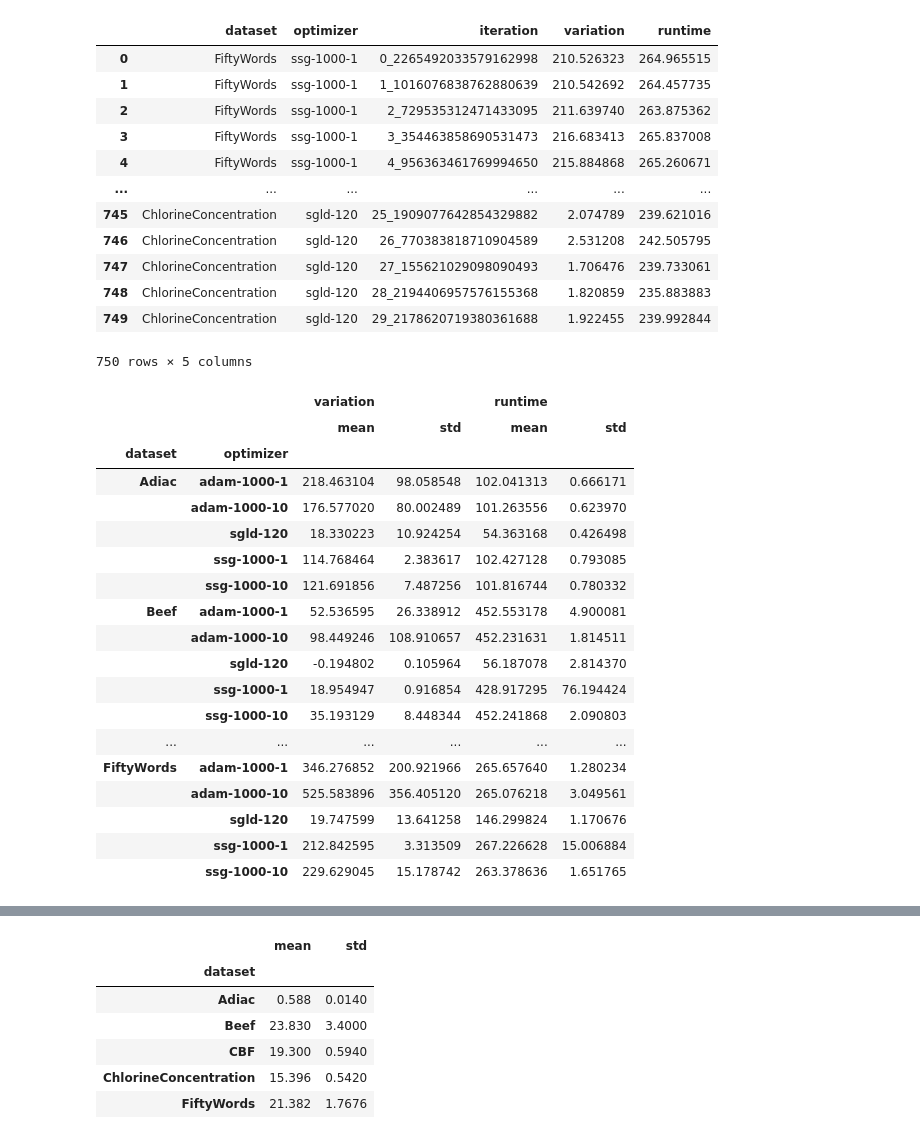
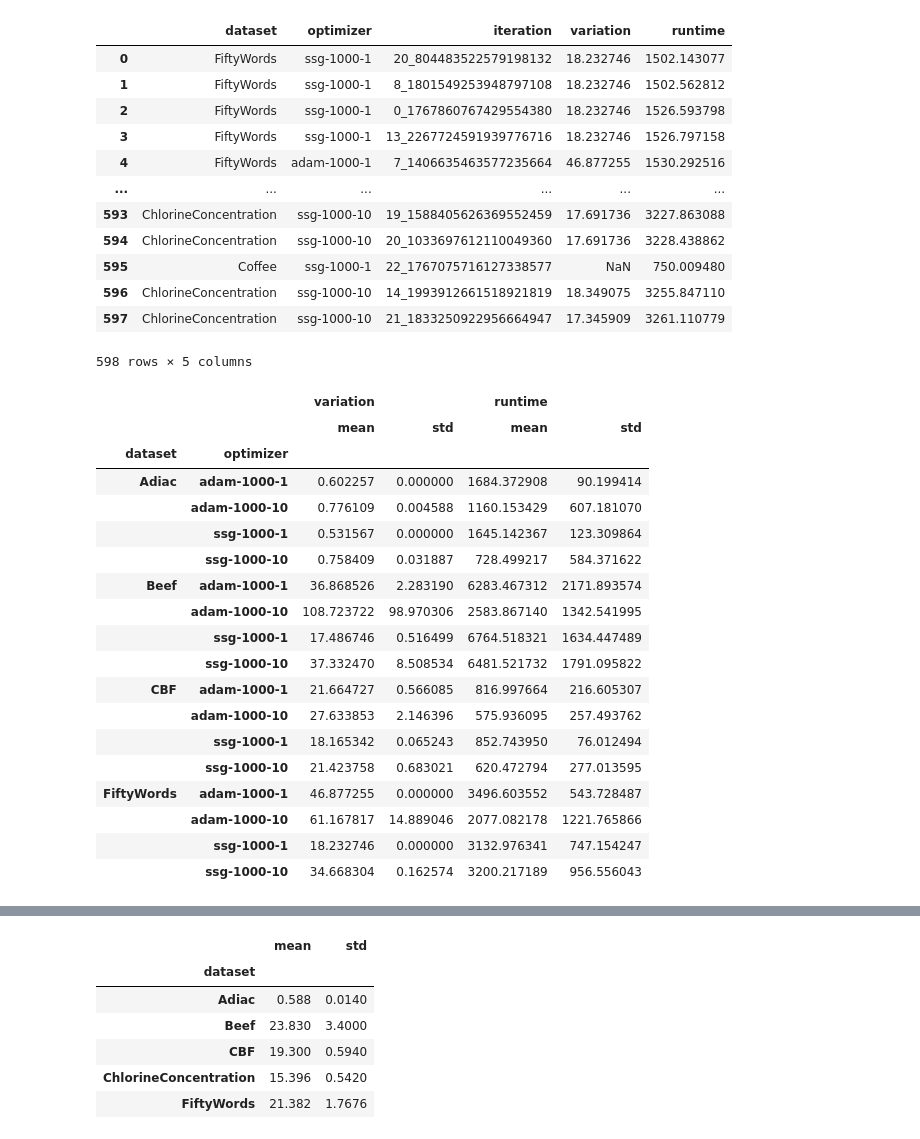
Before and after one commit to wuxmax/dtw-mean-optimization, a Jupyter notebook: explore_results.ipynb, the cells around one changed output, grey strips where cells are left out. Saved outputs shown, nothing was run; the diff lists cells and outputs as text; code cells hidden in the pictures.

```diff
--- a/explore_results.ipynb
+++ b/explore_results.ipynb
@@ -6,5 +8,5 @@ import numpy as np
 # %%
-RESULT_DIR = "./results/results_vultr"
+RESULT_DIR = "./results/results_paper"
 # %%
 def get_latest_results_file(result_dir):
     list_of_files = glob.glob(result_dir + '/*.csv')
@@ -18,37 +20,40 @@ df = pd.read_csv(results_file)
 display(df)
 # %% [output]
 |  | dataset | optimizer | iteration | variation | runtime |
-| 0 | FiftyWords | ssg-1000-1 | 0_2265492033579162998 | 210.526323 | 264.965515 |
-| 1 | FiftyWords | ssg-1000-1 | 1_1016076838762880639 | 210.542692 | 264.457735 |
-| 2 | FiftyWords | ssg-1000-1 | 2_729535312471433095 | 211.639740 | 263.875362 |
-| 3 | FiftyWords | ssg-1000-1 | 3_354463858690531473 | 216.683413 | 265.837008 |
-| 4 | FiftyWords | ssg-1000-1 | 4_956363461769994650 | 215.884868 | 265.260671 |
+| 0 | FiftyWords | ssg-1000-1 | 20_804483522579198132 | 18.232746 | 1502.143077 |
+| 1 | FiftyWords | ssg-1000-1 | 8_1801549253948797108 | 18.232746 | 1502.562812 |
+| 2 | FiftyWords | ssg-1000-1 | 0_1767860767429554380 | 18.232746 | 1526.593798 |
+| 3 | FiftyWords | ssg-1000-1 | 13_2267724591939776716 | 18.232746 | 1526.797158 |
+| 4 | FiftyWords | adam-1000-1 | 7_1406635463577235664 | 46.877255 | 1530.292516 |
 | ... | ... | ... | ... | ... | ... |
-| 745 | ChlorineConcentration | sgld-120 | 25_1909077642854329882 | 2.074789 | 239.621016 |
-| 746 | ChlorineConcentration | sgld-120 | 26_770383818710904589 | 2.531208 | 242.505795 |
-| 747 | ChlorineConcentration | sgld-120 | 27_155621029098090493 | 1.706476 | 239.733061 |
-| 748 | ChlorineConcentration | sgld-120 | 28_2194406957576155368 | 1.820859 | 235.883883 |
-| 749 | ChlorineConcentration | sgld-120 | 29_2178620719380361688 | 1.922455 | 239.992844 |
+| 593 | ChlorineConcentration | ssg-1000-10 | 19_1588405626369552459 | 17.691736 | 3227.863088 |
+| 594 | ChlorineConcentration | ssg-1000-10 | 20_1033697612110049360 | 17.691736 | 3228.438862 |
+| 595 | Coffee | ssg-1000-1 | 22_1767075716127338577 | NaN | 750.009480 |
+| 596 | ChlorineConcentration | ssg-1000-10 | 14_1993912661518921819 | 18.349075 | 3255.847110 |
+| 597 | ChlorineConcentration | ssg-1000-10 | 21_1833250922956664947 | 17.345909 | 3261.110779 |
-750 rows × 5 columns
+598 rows × 5 columns
+# %%
+df_filtered = df[(df.dataset != 'Coffee') & (df.dataset != 'ChlorineConcentration')]
 # %%
-df.groupby(['dataset', 'optimizer']).agg(['mean', 'std'])
+df_grouped = df_filtered.groupby(['dataset', 'optimizer']).agg(['mean', 'std'])
+display(df_grouped)
 # %% [output]
 |  |  | variation |  | runtime |  |
 |  |  | mean | std | mean | std |
 | dataset | optimizer |  |  |  |  |
-| Adiac | adam-1000-1 | 218.463104 | 98.058548 | 102.041313 | 0.666171 |
-|  | adam-1000-10 | 176.577020 | 80.002489 | 101.263556 | 0.623970 |
-|  | sgld-120 | 18.330223 | 10.924254 | 54.363168 | 0.426498 |
-|  | ssg-1000-1 | 114.768464 | 2.383617 | 102.427128 | 0.793085 |
-|  | ssg-1000-10 | 121.691856 | 7.487256 | 101.816744 | 0.780332 |
-| Beef | adam-1000-1 | 52.536595 | 26.338912 | 452.553178 | 4.900081 |
-|  | adam-1000-10 | 98.449246 | 108.910657 | 452.231631 | 1.814511 |
-|  | sgld-120 | -0.194802 | 0.105964 | 56.187078 | 2.814370 |
-|  | ssg-1000-1 | 18.954947 | 0.916854 | 428.917295 | 76.194424 |
-|  | ssg-1000-10 | 35.193129 | 8.448344 | 452.241868 | 2.090803 |
-| ... | ... | ... | ... | ... | ... |
-| FiftyWords | adam-1000-1 | 346.276852 | 200.921966 | 265.657640 | 1.280234 |
-|  | adam-1000-10 | 525.583896 | 356.405120 | 265.076218 | 3.049561 |
-|  | sgld-120 | 19.747599 | 13.641258 | 146.299824 | 1.170676 |
-|  | ssg-1000-1 | 212.842595 | 3.313509 | 267.226628 | 15.006884 |
-|  | ssg-1000-10 | 229.629045 | 15.178742 | 263.378636 | 1.651765 |
+| Adiac | adam-1000-1 | 0.602257 | 0.000000 | 1684.372908 | 90.199414 |
+|  | adam-1000-10 | 0.776109 | 0.004588 | 1160.153429 | 607.181070 |
+|  | ssg-1000-1 | 0.531567 | 0.000000 | 1645.142367 | 123.309864 |
+|  | ssg-1000-10 | 0.758409 | 0.031887 | 728.499217 | 584.371622 |
+| Beef | adam-1000-1 | 36.868526 | 2.283190 | 6283.467312 | 2171.893574 |
+|  | adam-1000-10 | 108.723722 | 98.970306 | 2583.867140 | 1342.541995 |
+|  | ssg-1000-1 | 17.486746 | 0.516499 | 6764.518321 | 1634.447489 |
+|  | ssg-1000-10 | 37.332470 | 8.508534 | 6481.521732 | 1791.095822 |
+| CBF | adam-1000-1 | 21.664727 | 0.566085 | 816.997664 | 216.605307 |
+|  | adam-1000-10 | 27.633853 | 2.146396 | 575.936095 | 257.493762 |
+|  | ssg-1000-1 | 18.165342 | 0.065243 | 852.743950 | 76.012494 |
+|  | ssg-1000-10 | 21.423758 | 0.683021 | 620.472794 | 277.013595 |
+| FiftyWords | adam-1000-1 | 46.877255 | 0.000000 | 3496.603552 | 543.728487 |
+|  | adam-1000-10 | 61.167817 | 14.889046 | 2077.082178 | 1221.765866 |
+|  | ssg-1000-1 | 18.232746 | 0.000000 | 3132.976341 | 747.154247 |
+|  | ssg-1000-10 | 34.668304 | 0.162574 | 3200.217189 | 956.556043 |
```
Also changed, not shown: parts of 7 cells of this notebook, 2 other files.
